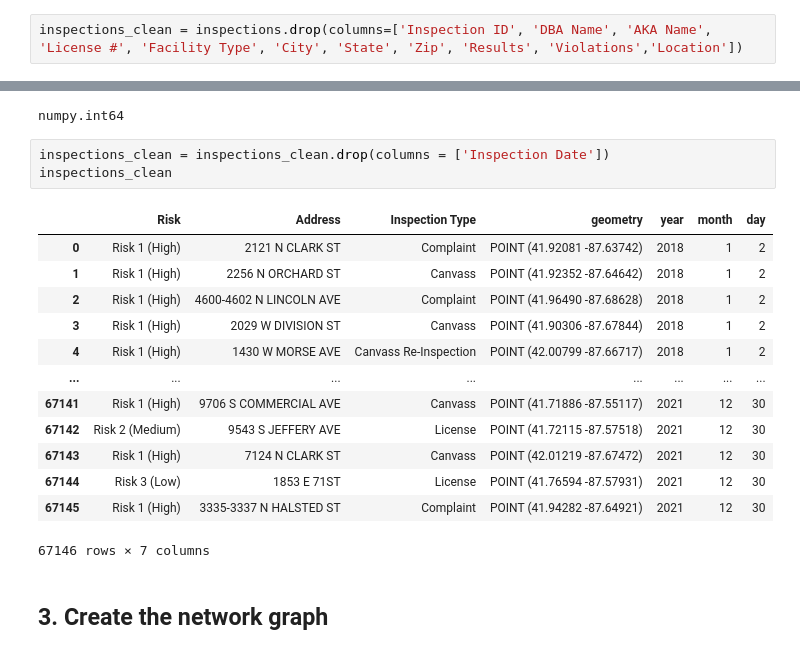
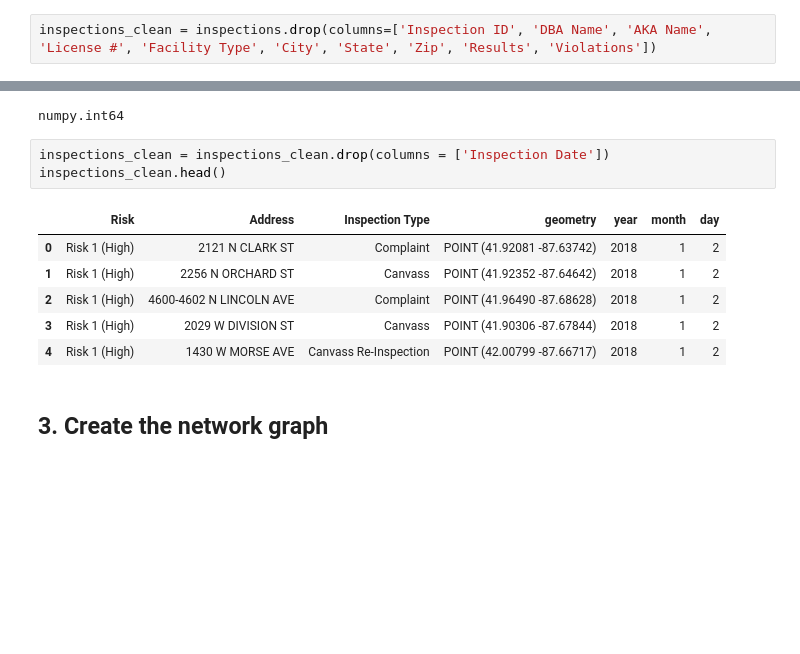
Before and after one commit to eedowdy/geog489-fp, a Jupyter notebook: Network_and_Spatial_Analysis.ipynb, the cells around one changed output, grey strips where cells are left out. Drawn from its saved outputs; the diff is of its cells as text; blank space fills up the shorter version.

```diff
--- a/Network_and_Spatial_Analysis.ipynb
+++ b/Network_and_Spatial_Analysis.ipynb
@@ -65,7 +65,7 @@ inspections.head()
 # %% [markdown]
 ### Remove Unnecessary Columns
 # %%
-inspections_clean = inspections.drop(columns=['Inspection ID', 'DBA Name', 'AKA Name', 'License #', 'Facility Type', 'City', 'State', 'Zip', 'Results', 'Violations','Location'])
+inspections_clean = inspections.drop(columns=['Inspection ID', 'DBA Name', 'AKA Name', 'License #', 'Facility Type', 'City', 'State', 'Zip', 'Results', 'Violations'])
 # %%
 inspections_clean.head()
 # %% [output]
@@ -99,21 +99,14 @@ type(inspections_clean['year'][0])
 numpy.int64
 # %%
 inspections_clean = inspections_clean.drop(columns = ['Inspection Date'])
-inspections_clean
+inspections_clean.head()
 # %% [output]
 |  | Risk | Address | Inspection Type | geometry | year | month | day |
 | 0 | Risk 1 (High) | 2121 N CLARK ST | Complaint | POINT (41.92081 -87.63742) | 2018 | 1 | 2 |
 | 1 | Risk 1 (High) | 2256 N ORCHARD ST | Canvass | POINT (41.92352 -87.64642) | 2018 | 1 | 2 |
 | 2 | Risk 1 (High) | 4600-4602 N LINCOLN AVE | Complaint | POINT (41.96490 -87.68628) | 2018 | 1 | 2 |
 | 3 | Risk 1 (High) | 2029 W DIVISION ST | Canvass | POINT (41.90306 -87.67844) | 2018 | 1 | 2 |
 | 4 | Risk 1 (High) | 1430 W MORSE AVE | Canvass Re-Inspection | POINT (42.00799 -87.66717) | 2018 | 1 | 2 |
-| ... | ... | ... | ... | ... | ... | ... | ... |
-| 67141 | Risk 1 (High) | 9706 S COMMERCIAL AVE | Canvass | POINT (41.71886 -87.55117) | 2021 | 12 | 30 |
-| 67142 | Risk 2 (Medium) | 9543 S JEFFERY AVE | License | POINT (41.72115 -87.57518) | 2021 | 12 | 30 |
-| 67143 | Risk 1 (High) | 7124 N CLARK ST | Canvass | POINT (42.01219 -87.67472) | 2021 | 12 | 30 |
-| 67144 | Risk 3 (Low) | 1853 E 71ST | License | POINT (41.76594 -87.57931) | 2021 | 12 | 30 |
-| 67145 | Risk 1 (High) | 3335-3337 N HALSTED ST | Complaint | POINT (41.94282 -87.64921) | 2021 | 12 | 30 |
-67146 rows × 7 columns
 # %% [markdown]
 ## 3. Create the network graph
 # %%
```
